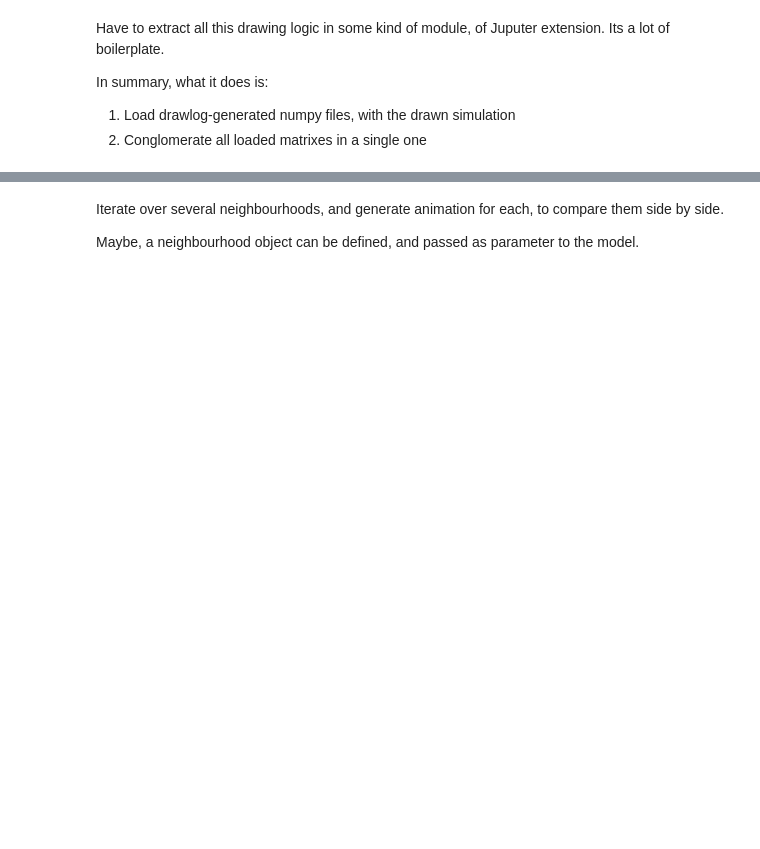
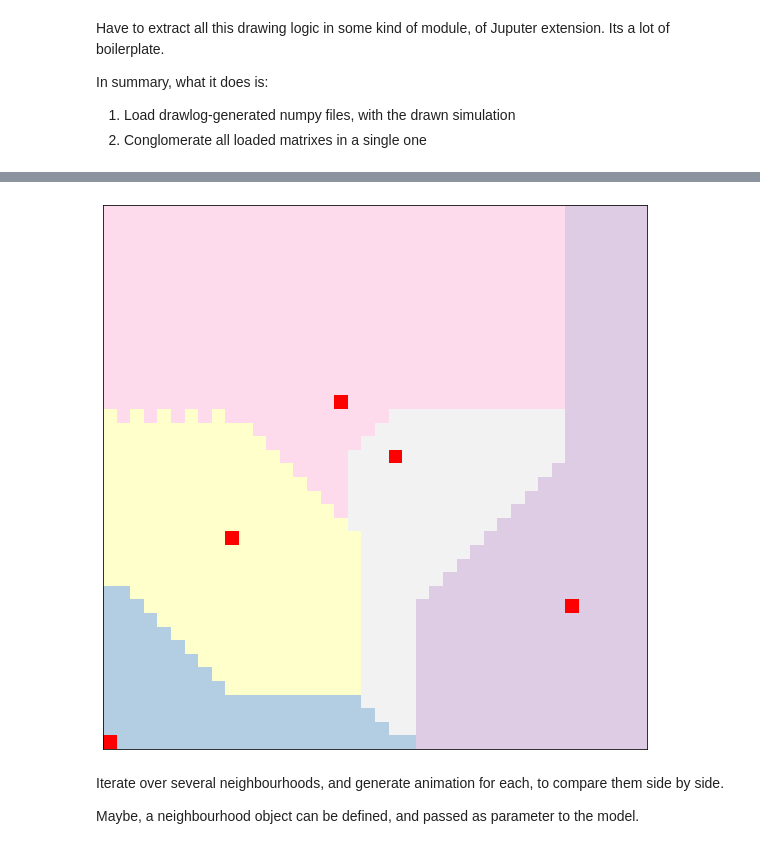
Before and after one commit to plbalbi/DEVSVoronoi, a Jupyter notebook: np_drawlog_experimental.ipynb, the cells around one changed output, grey strips where cells are left out. Cells and saved outputs as stored; diff of their text form; code cells hidden in the pictures; blank space fills up the shorter version.

Commit message:
Extracting naively voronoi video generator

```diff
--- a/np_drawlog_experimental.ipynb
+++ b/np_drawlog_experimental.ipynb
@@ -136,0 +95,3 @@ HTML(simulationAnimation.to_html5_video())
+# %%
+get_simulated_voronoi_animation(drawlogNPFilename, devs_initiall_cell_values)
+# %% [output]
@@ -137,3 +99,4 @@ HTML(simulationAnimation.to_html5_video())
+[figure, added]
 # %% [markdown]
 Iterate over several neighbourhoods, and generate animation for each, to compare them side by side.
 
```
Also changed, not shown: parts of 7 cells of this notebook, 1 other file.
